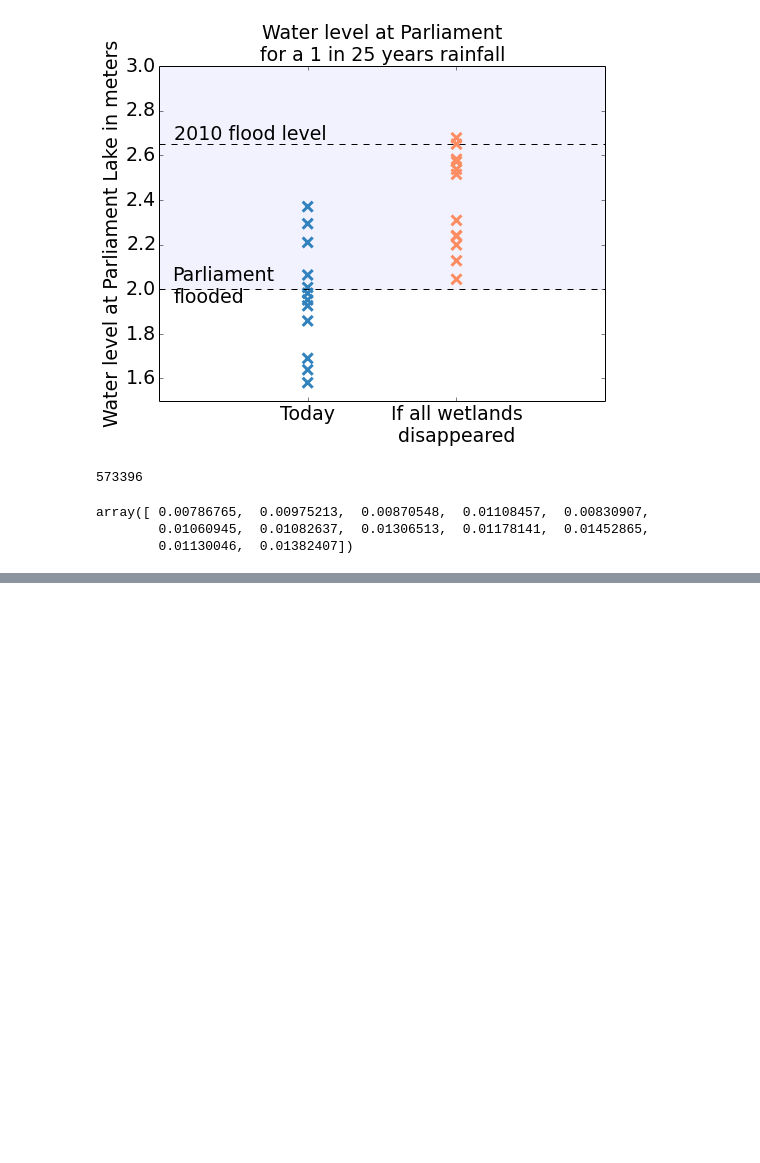
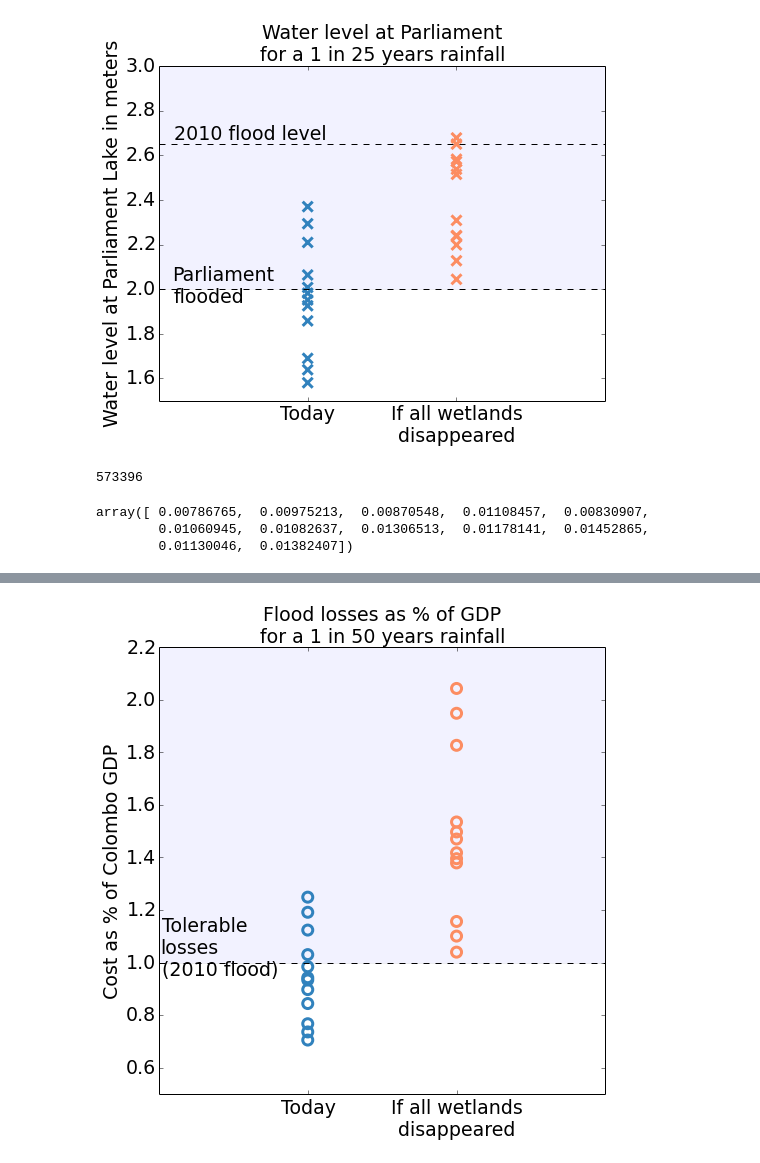
Before and after one commit to julierozz/create_files_for_mike11, a Jupyter notebook: water levels.ipynb, the cells around one changed output, grey strips where cells are left out. Saved outputs shown, nothing was run; the diff lists cells and outputs as text; code cells hidden in the pictures; blank space fills up the shorter version.

```diff
--- a/water levels.ipynb
+++ b/water levels.ipynb
@@ -269,0 +212,36 @@ ax.set_ylim([0.5,2])
+# %%
+font = {'family' : 'Bitstream Vera Sans',
+        'weight' : 'normal',
+        'size'   : 19}
+plt.rc('font', **font)
+plt.figure(figsize=(8,8))
+
+ax=plt.subplot(111)
+
+ax.fill_between([0,3], 1, 3.5,facecolor='blue',alpha=0.05)
+
+select = (water.return_period==50)&(water.wetland_loss==0)&(water.climate_change<2)
+y1=100*water.ix[select,"costestimated"]/gdp_2010
+plt.scatter([1]*len(y1),y1,marker='o',facecolors='none',edgecolors='#3182bd',linewidth='3',s=100,alpha=1)
+select2 = (water.return_period==50)&(water.wetland_loss==100)&(water.climate_change<2)
+y2=100*water.ix[select2,"costestimated"]/gdp_2010
+plt.scatter([2]*len(y2),y2,marker='o',facecolors='none',edgecolors='#fc8d62',linewidth='3',s=100,alpha=1)
+
+plt.xticks([1,2])
+aa = ["Today", "If all wetlands\ndisappeared"]
+ax.set_xticklabels(aa)
+
+plt.plot([0,3],[1]*2,color="black",linestyle='--')
+plt.annotate('Tolerable\nlosses\n(2010 flood)', xy=(0.02, 0.95))
+
+
+plt.title("Flood losses as % of GDP\nfor a 1 in 50 years rainfall",fontsize=19)
+
+plt.ylabel("Cost as % of Colombo GDP")
+
+ax.set_xlim([0,3])
+ax.set_ylim([0.5,2.2])
+
+plt.savefig("ppt/one_in_50_today_losses.png",bbox_inches="tight",dpi=100)
+# %% [output]
+[figure, added]
```
Also changed, not shown: parts of 5 cells of this notebook, 2 other files.
